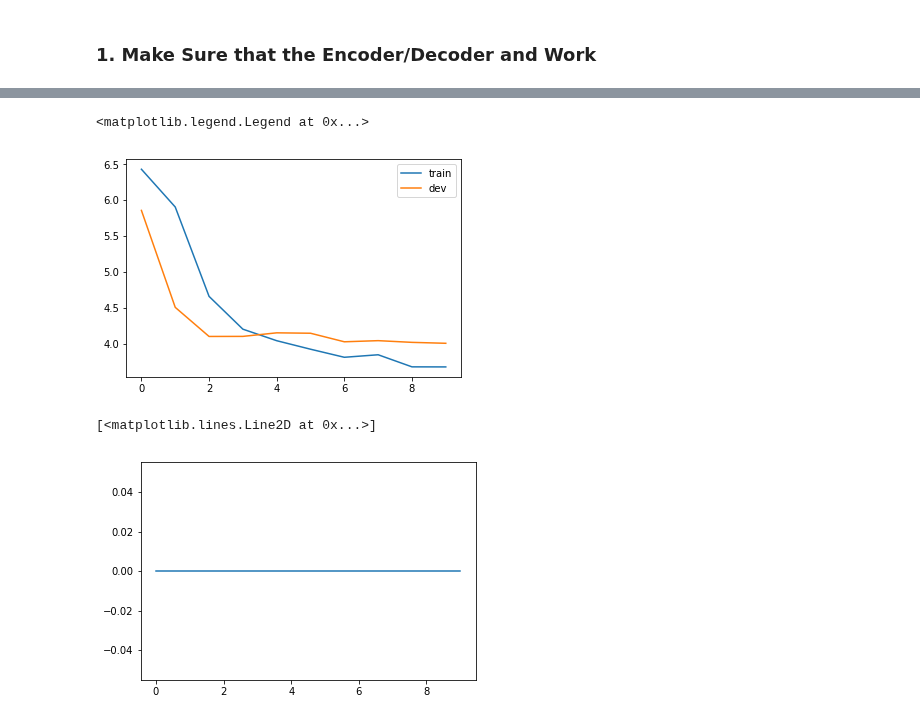
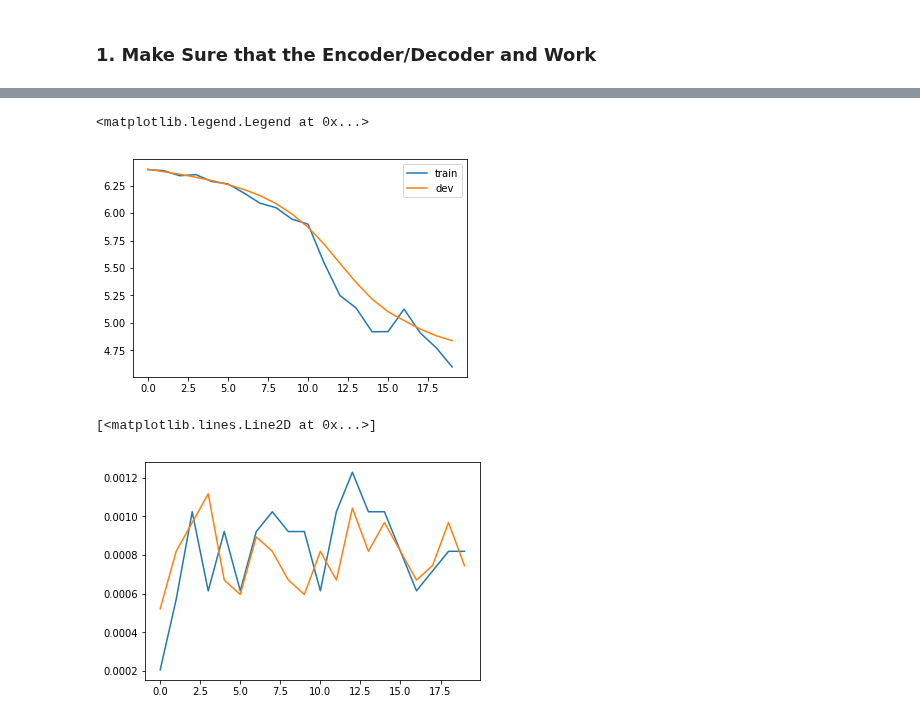
Before and after one commit to jlikhuva/NutritionProject, a Jupyter notebook: Transcriber/prototypes.ipynb, the cells around one changed output, grey strips where cells are left out. Drawn from its saved outputs; the diff is of its cells as text; code cells hidden in the pictures.

```diff
--- a/Transcriber/prototypes.ipynb
+++ b/Transcriber/prototypes.ipynb
@@ -46,9 +46,9 @@ def train_localizer_network():
 
 
     config = {
-        'keep_prob': 0.9
+        'keep_prob': 0.9995
     }
-    learning_rate = 5e-3
+    learning_rate = 2.5e-6
 
     encoder = EncoderNet(config_params=config)
     word_vectors = train_dataset.get_word_vectors()
@@ -59,11 +59,16 @@ def train_localizer_network():
     parameters = list(encoder.parameters()) + list(decoder.parameters())
     optimizer = torch.optim.Adam(
         filter(lambda p: p.requires_grad, parameters),
-        lr=learning_rate, weight_decay=0.005
+        lr=learning_rate, weight_decay=0.0005
+    )
+    scheduler = torch.optim.lr_scheduler.MultiStepLR(
+        optimizer, [5, 10, 15, 20, 30, 40, 50, 60, 70, 80, 120, 160, 180, 190],
+        gamma=0.95
     )
     results = train_transcriber(
         encoder, decoder, optimizer, train_loader, dev_loader,
-        train_dataset, dev_dataset, epochs=10, restore=False
+        train_dataset, dev_dataset, epochs=200, restore=True,
+        scheduler=None
     )
     return results
 # %%
@@ -119,12 +88,13 @@ plt.plot(dev_losses, label='dev')
 plt.legend()
 # %% [output]
 <matplotlib.legend.Legend at 0x...>
-[figure, old version]
+[figure, new version]
 # %%
+plt.plot(train_bleu)
 plt.plot(dev_bleu)
 # %% [output]
 [<matplotlib.lines.Line2D at 0x...>]
-[figure, old version]
+[figure, new version]
 # %%
 def ensure_all_data_is_available():
     import numpy as np
```
Also changed, not shown: parts of 1 cell of this notebook, 2 other files.
